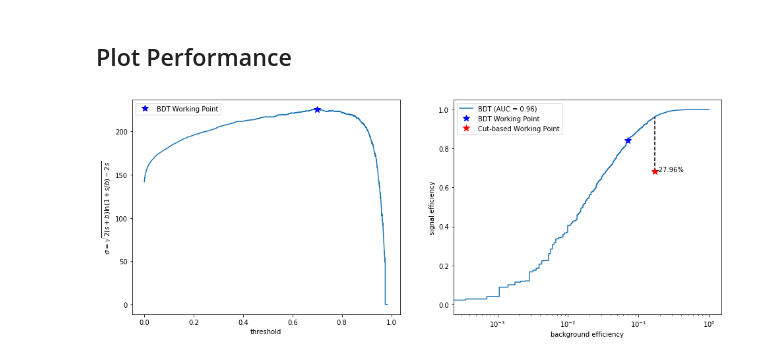
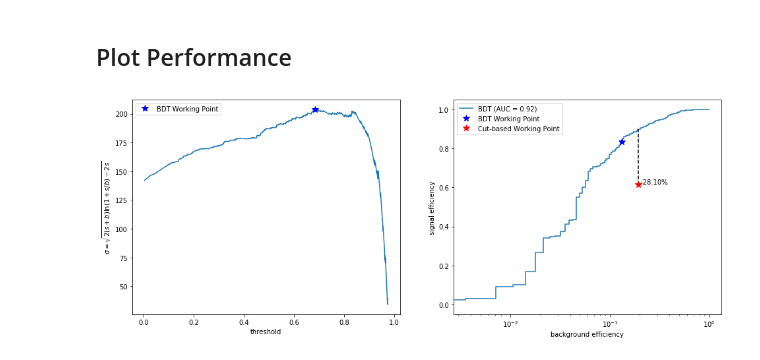
Before and after one commit to jkguiang/rare-higgs, a Jupyter notebook: analysis/validate.ipynb, the cells around one changed output. Saved outputs shown, nothing was run; the diff lists cells and outputs as text; code cells hidden in the pictures.

```diff
--- a/analysis/validate.ipynb
+++ b/analysis/validate.ipynb
@@ -34,22 +34,20 @@ with open("features.json", "r") as fin:
 # Get BDT predictions
 preds = bst.predict(xgb.DMatrix(x_test[features]))
 # Define cuts
-higgsMassCut = ((x_test.recoHiggs_mass > 0) & (x_test.recoHiggs_mass < 1000))
+higgsMassCut = ((x_test.recoHiggs_mass > 110) & (x_test.recoHiggs_mass < 140))
 phiMassCut = ((x_test.recoPhi_mass > 1.0) & (x_test.recoPhi_mass < 1.04))
 dRCut = (x_test.recoKpKm_dR < 0.015)
-ptCut = ((x_test.recoPhi_pt > 25) & (x_test.recoGamma_pt > 30)) # Re-weighted by Higgs mass
+ptCut = ((x_test.recoPhi_pt > 25) & (x_test.recoGamma_pt > 40))
 isoCut = (x_test.recoPhi_relIso < 0.01)
 # Cut-based
 cutBased = x_test[higgsMassCut & phiMassCut & dRCut & ptCut & isoCut]
-# BDT
-bdtBased = x_test[higgsMassCut & (preds > 0.9)]
 # %% [markdown]
 ## Plot Performance
 # %%
 # Subplots setup
 fig, axes = plt.subplots(1,2,figsize=(16,6))
 # BDT ROC Curve
-fpr, tpr, thresh = roc_curve(x_test[higgsMassCut]["signal"], preds[higgsMassCut])
+fpr, tpr, thresh = roc_curve(x_test[higgsMassCut].signal, preds[higgsMassCut])
 
 # BDT Working Point vs. Efficiency
 plt.subplot(1,2,1)
@@ -57,40 +55,45 @@ plt.subplot(1,2,1)
 counts = x_test.signal.value_counts()
 nSig = tpr*counts[True]
 nBg = fpr*counts[False]
+# Prevent divide-by-zero errors
+nonzero = (nBg != 0)
+nSig = nSig[nonzero]
+nBg = nBg[nonzero]
+thresh = thresh[nonzero]
 # Sigma
 sigma = (2*(nSig+nBg)*np.log(1+nSig/nBg)-2*nSig)**0.5
-sigma[~np.isfinite(sigma)] = 0.0
 # Optimal points
 bestEff = max(sigma)
 bestBDT = thresh[np.where(sigma == bestEff)[0][0]]
 # Plot
 plt.plot(thresh, sigma)
 plt.plot(bestBDT, bestEff, "b*", label="BDT Working Point", markersize=10);
 # Settings
 plt.xlabel("threshold");
 plt.ylabel("$\sigma = \sqrt{2(s+b)\ln(1+s/b)-2s}$");
 plt.legend();
 
 # BDT & Cut-based working points
 plt.subplot(1,2,2)
 # BDT-based
 bdtPoint = np.where(thresh > bestBDT)[0][-1]
 predFPR = fpr[bdtPoint]
 predTPR = tpr[bdtPoint]
 # Cut-based
 cutsFPR = 1.0*len(cutBased[cutBased.signal == 0])/len(x_test[(x_test.signal == 0) & higgsMassCut])
 cutsTPR = 1.0*len(cutBased[cutBased.signal == 1])/len(x_test[(x_test.signal == 1) & higgsMassCut])
 cutsTPR_onROC = tpr[np.where(fpr < cutsFPR)[0][-1]]
 # Plot
 bins = np.linspace(0.,1.,30)
 plt.semilogx(fpr, tpr, label="BDT (AUC = {:.2f})".format(np.trapz(tpr,fpr)));
+# plt.plot(fpr, tpr, label="BDT (AUC = {:.2f})".format(np.trapz(tpr,fpr)));
 plt.plot([cutsFPR, cutsFPR], [cutsTPR, cutsTPR_onROC], 'k--')
 plt.plot(predFPR, predTPR, "b*", label="BDT Working Point", markersize=10);
 plt.plot(cutsFPR, cutsTPR, "r*", label="Cut-based Working Point", markersize=10);
 plt.text(cutsFPR+0.01, cutsTPR, "{:.2f}%".format((cutsTPR-cutsTPR_onROC)*100), fontsize=10)
 # Settings
 plt.xlabel("background efficiency");
 plt.ylabel("signal efficiency");
 plt.legend();
 # %% [output]
-[figure, old version]
+[figure, new version]
```
